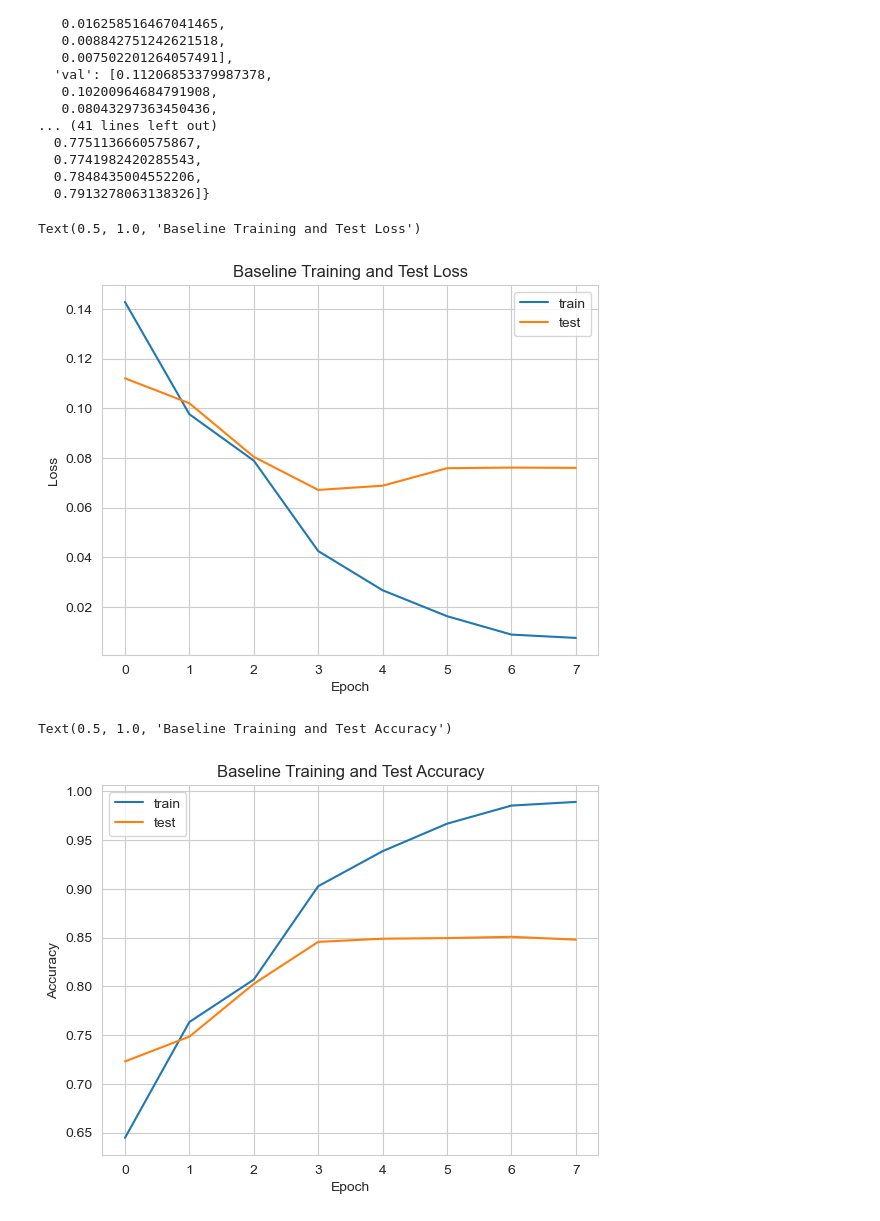
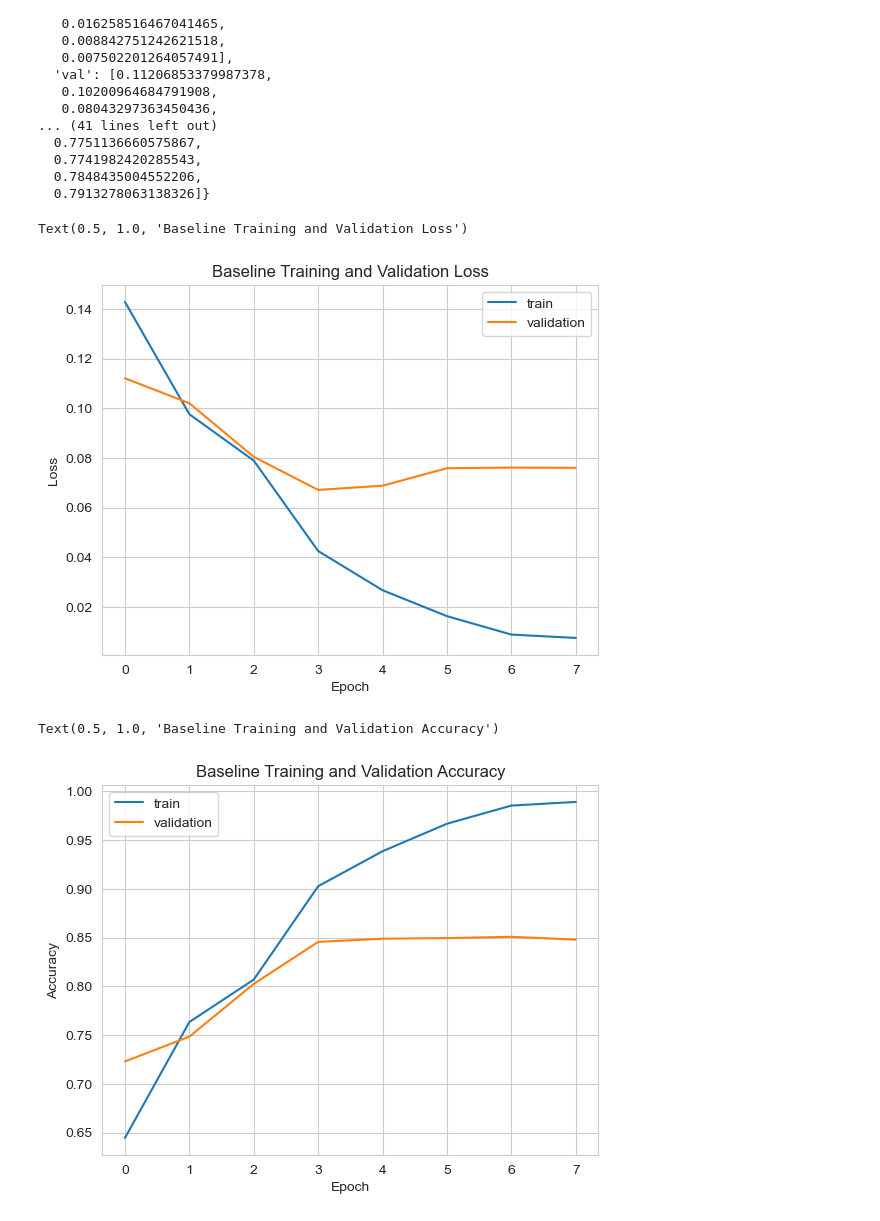
Before and after one commit to Lu-David/frowning-bias, a Jupyter notebook: notebooks/training_plots.ipynb, the cells around one changed output. Saved outputs shown, nothing was run; the diff lists cells and outputs as text; code cells hidden in the pictures.

Commit message:
Fix typo in training plots

```diff
--- a/notebooks/training_plots.ipynb
+++ b/notebooks/training_plots.ipynb
@@ -29,25 +29,25 @@ baseline_train_log
   0.7848435004552206,
   0.7913278063138326]}
 # %%
-# plot training and test loss
+# plot training and validation loss
 plt.plot(baseline_train_log['loss']['train'], label='train')
-plt.plot(baseline_train_log['loss']['val'], label='test')
+plt.plot(baseline_train_log['loss']['val'], label='validation')
 plt.legend()
 plt.xlabel('Epoch')
 plt.ylabel('Loss')
-plt.title('Baseline Training and Test Loss')
+plt.title('Baseline Training and Validation Loss')
 # %% [output]
-Text(0.5, 1.0, 'Baseline Training and Test Loss')
+Text(0.5, 1.0, 'Baseline Training and Validation Loss')
-[figure, old version]
+[figure, new version]
 # %%
-# plot training and test accuracy
+# plot training and validation accuracy
 plt.plot(baseline_train_log['acc']['train'], label='train')
-plt.plot(baseline_train_log['acc']['val'], label='test')
+plt.plot(baseline_train_log['acc']['val'], label='validation')
 plt.legend()
 plt.xlabel('Epoch')
 plt.ylabel('Accuracy')
-plt.title('Baseline Training and Test Accuracy')
+plt.title('Baseline Training and Validation Accuracy')
 # %% [output]
-Text(0.5, 1.0, 'Baseline Training and Test Accuracy')
+Text(0.5, 1.0, 'Baseline Training and Validation Accuracy')
-[figure, old version]
+[figure, new version]
 # %%
```
Also changed, not shown: parts of 1 cell of this notebook.
